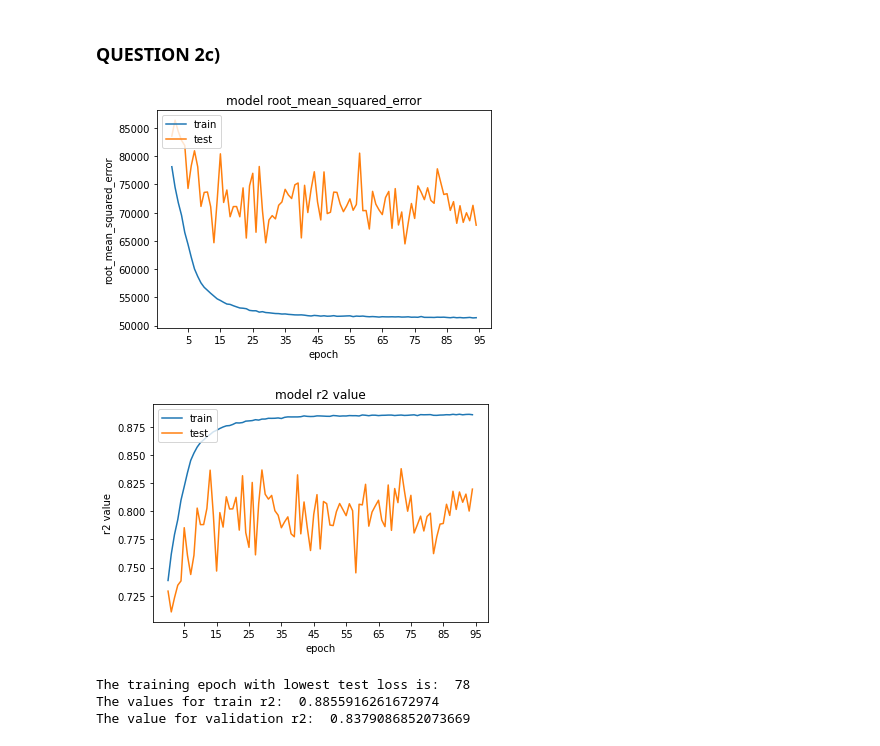
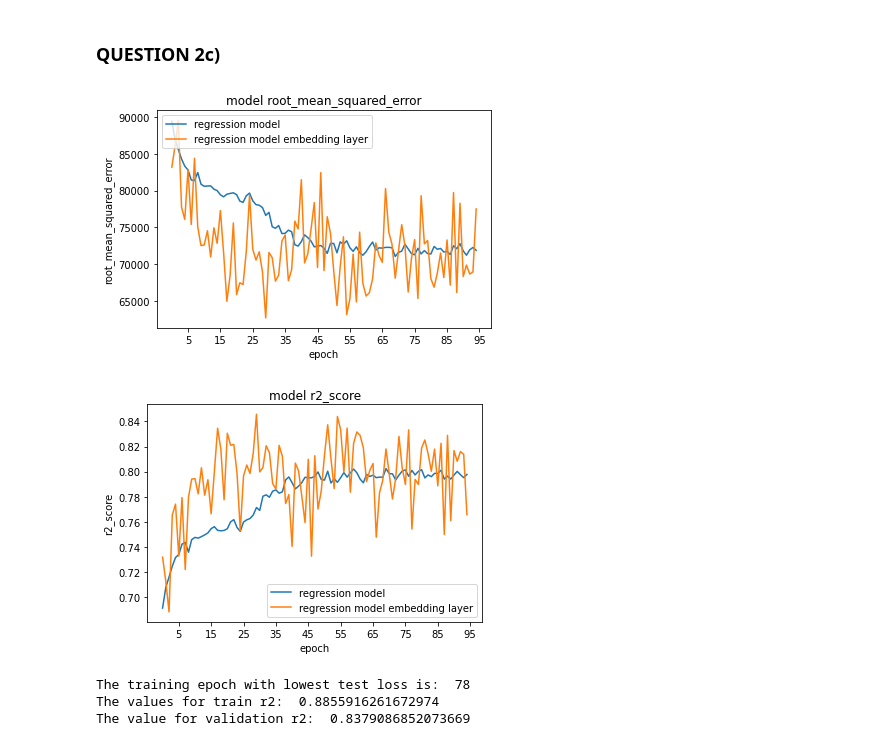
Before and after one commit to ABHISHEK03312/Neural-Networks-and-Deep-Learning, a Jupyter notebook: NNDL_Assignment1.ipynb, the cells around one changed output. Cells and saved outputs as stored; diff of their text form; code cells hidden in the pictures.

```diff
--- a/NNDL_Assignment1.ipynb
+++ b/NNDL_Assignment1.ipynb
@@ -452,7 +452,7 @@ number_of_neurons = [8, 16, 32, 64]
 epoch_times_dict_neurons = {}
 model_results_neurons = {}
 for neurons in number_of_neurons:
-  history = K_fold_cross_validation_neurons(3,50,4,X_train,y_train,neurons,epoch_times_dict_neurons)
+  history = K_fold_cross_validation_neurons(3,50,8,X_train,y_train,neurons,epoch_times_dict_neurons)
   model_results_neurons[neurons] = history
 # %% [output]
 Model training for:
@@ -1137,27 +1135,27 @@ WARNING:tensorflow:Can save best model only with val_accuracy available, skippin
 ### **QUESTION 2c)**
 # %%
 plt.figure(1)
-plt.plot(regression_model_embedding_results[0].history['root_mean_squared_error'][5:])
+plt.plot(regression_model_results[0].history['val_root_mean_squared_error'][5:])
 plt.plot(regression_model_embedding_results[0].history['val_root_mean_squared_error'][5:])
 plt.title('model root_mean_squared_error')
 plt.ylabel('root_mean_squared_error')
 plt.xlabel('epoch')
 plt.xticks([x for x in range(5,100,10)])
-plt.legend(['train', 'test'], loc='upper left')
+plt.legend(['regression model', 'regression model embedding layer'], loc='upper left')
 plt.show()
 
 plt.figure(2)
-plt.plot(regression_model_embedding_results[0].history['r2_score'][5:])
+plt.plot(regression_model_results[0].history['val_r2_score'][5:])
 plt.plot(regression_model_embedding_results[0].history['val_r2_score'][5:])
-plt.title('model r2 value')
-plt.ylabel('r2 value')
+plt.title('model r2_score')
+plt.ylabel('r2_score')
 plt.xlabel('epoch')
 plt.xticks([x for x in range(5,100,10)])
-plt.legend(['train', 'test'], loc='upper left')
+plt.legend(['regression model', 'regression model embedding layer'], loc='lower right')
 plt.show()
 # %% [output]
-[figure, old version]
+[figure, new version]
-[figure, old version]
+[figure, new version]
 # %%
 epoch_with_lowest_test_error(regression_model_embedding_results[0])
 # %% [output]
```
Also changed, not shown: parts of 16 cells of this notebook, 2 other files.
